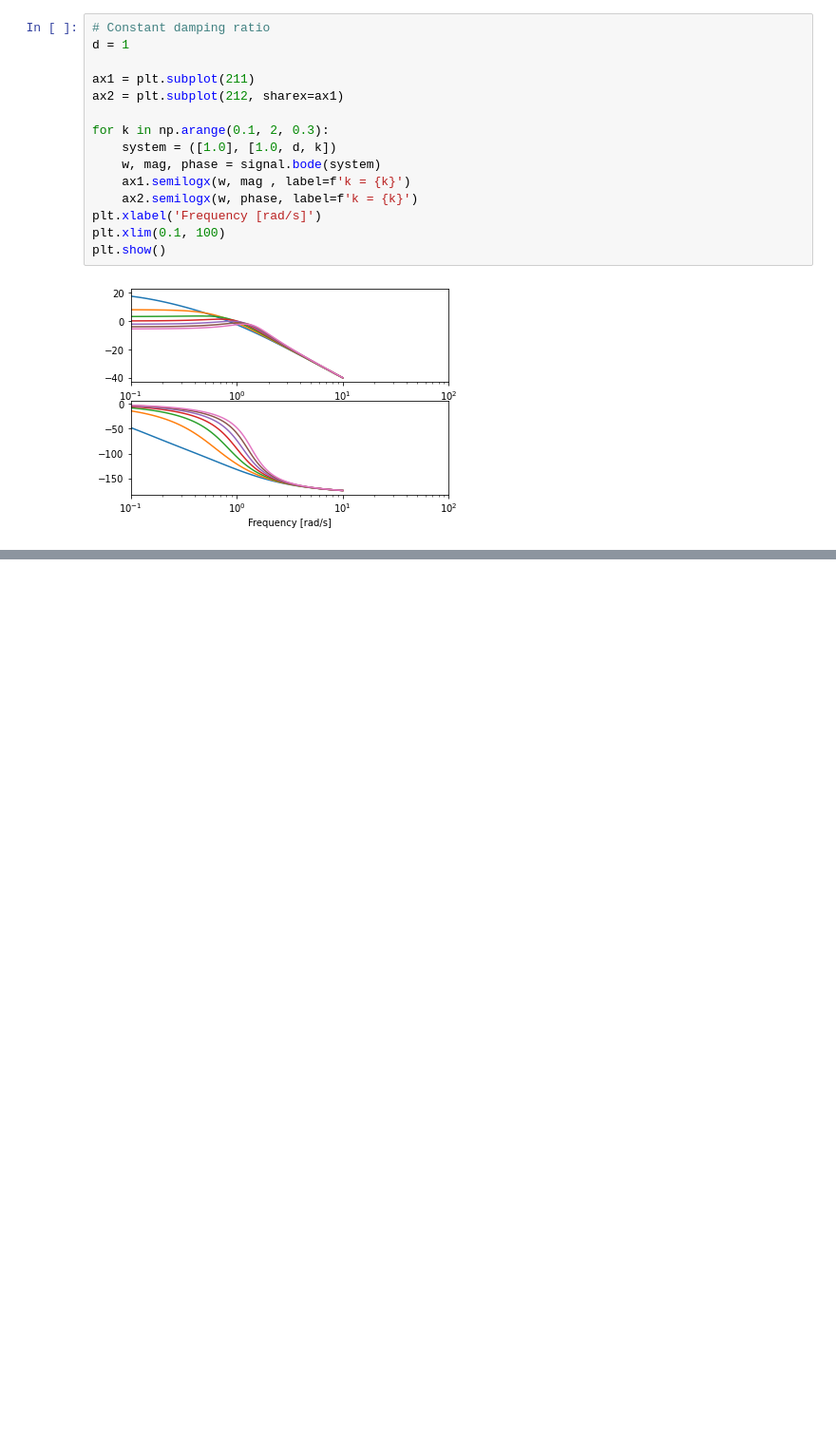
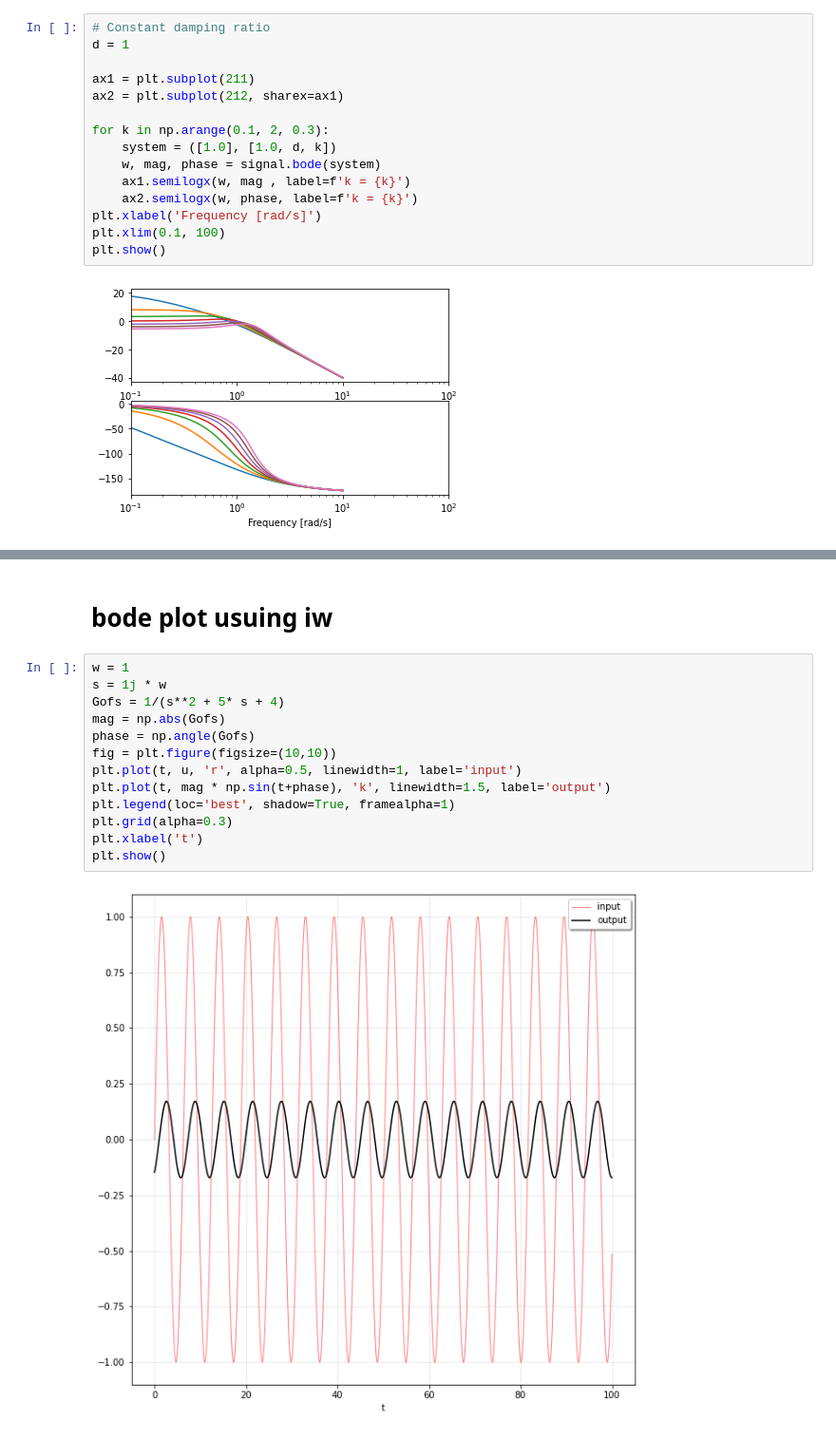
Before and after one commit to shahin1009/ME565, a Jupyter notebook: Laplace.ipynb, the cells around one changed output, grey strips where cells are left out. Shown at 95% size. Cells and saved outputs as stored; diff of their text form; blank space fills up the shorter version.

```diff
--- a/Laplace.ipynb
+++ b/Laplace.ipynb
@@ -88,0 +110,17 @@ plt.show()
+# %% [markdown]
+# bode plot usuing iw
+# %%
+w = 1
+s = 1j * w
+Gofs = 1/(s**2 + 5* s + 4)
+mag = np.abs(Gofs)
+phase = np.angle(Gofs)
+fig = plt.figure(figsize=(10,10))
+plt.plot(t, u, 'r', alpha=0.5, linewidth=1, label='input')
+plt.plot(t, mag * np.sin(t+phase), 'k', linewidth=1.5, label='output')
+plt.legend(loc='best', shadow=True, framealpha=1)
+plt.grid(alpha=0.3)
+plt.xlabel('t')
+plt.show()
+# %% [output]
+[figure, added]
```
Also changed, not shown: parts of 8 cells of this notebook, 2 other files.
